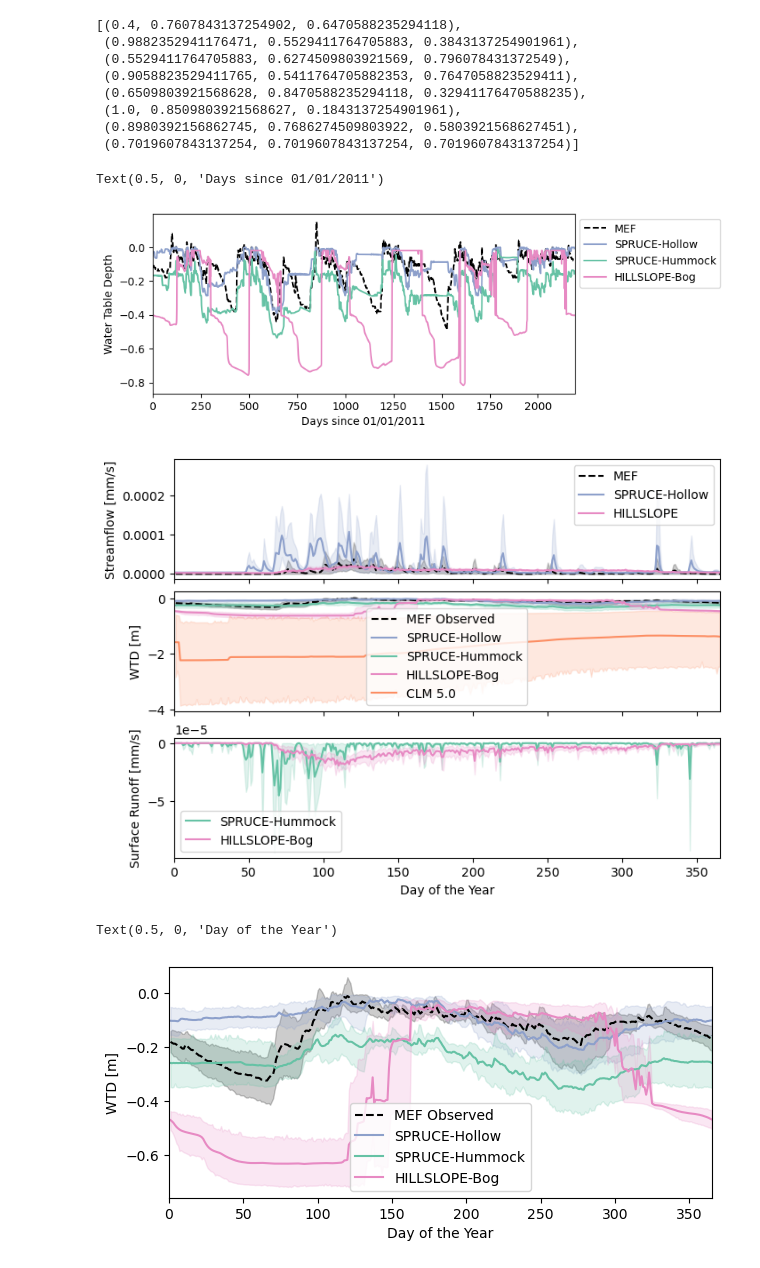
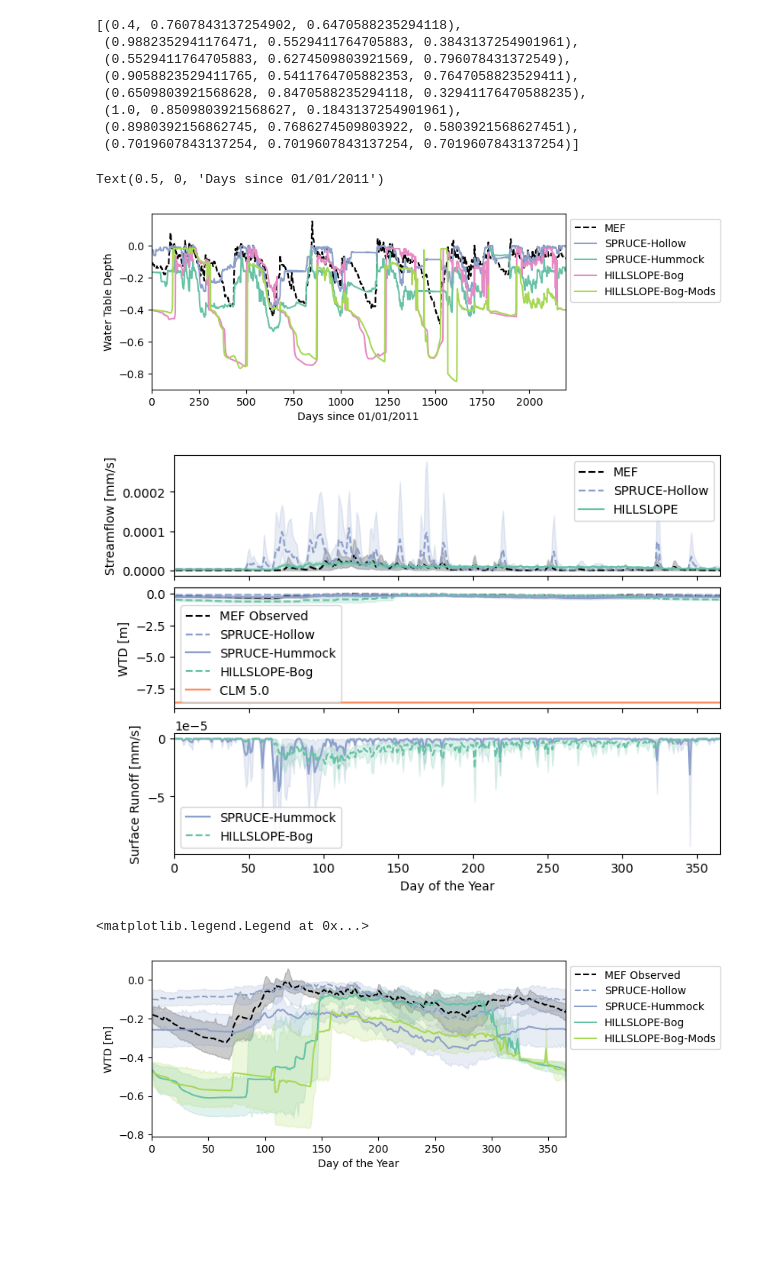
Before and after one commit to mwdjones/peatlandMIP, a Jupyter notebook: 03_plots-HillslopePaper.ipynb, the cells around one changed output. Drawn from its saved outputs; the diff is of its cells as text; code cells hidden in the pictures; blank space fills up the shorter version.

Commit message:
added figures for mod run

```diff
--- a/03_plots-HillslopePaper.ipynb
+++ b/03_plots-HillslopePaper.ipynb
@@ -117,7 +117,7 @@ HILLSLOPEuncalib = xr.open_mfdataset('CLM-hillslope/3col-derecho-nocalib/test-de
 HILLSLOPEuncalibcol = xr.open_mfdataset('CLM-hillslope/3col-derecho-nocalib/test-derecho-nuopc.clm2.h3.*-01-01-00000.nc',
                             parallel = True)
 
-#Calibrated Data
+#Stream Calibrated Data
 SPRUCEcalib = xr.open_mfdataset('ELM-SPRUCE/shiPARAMS/TESTShi2015_US-SPR_ICB20TRCNPRDCTCBC/TESTShi2015_US-SPR_ICB20TRCNPRDCTCBC.clm2.h0.*-01-01-00000.nc',
                             parallel = True)
 CLMcalib = xr.open_mfdataset('CLM5/derecho-stream-calib-expanded/derecho_stream_calib_expanded.clm2.h1.*-01-01-00000.nc',
@@ -127,6 +127,20 @@ HILLSLOPEcalib = xr.open_mfdataset('CLM-hillslope/3col-derecho-streamcalib-hills
 HILLSLOPEcalibcol =  xr.open_mfdataset('CLM-hillslope/3col-derecho-streamcalib-hillslopespinup-pfts/hillslope-stream-calib-pfts.clm2.h3.*-01-01-00000.nc',
                             parallel = True)
 
+#WTE Calibrated Data
+CLMcalib_wte = xr.open_mfdataset('CLM5/derecho-wte-calib/derecho_wte_calib.clm2.h1.*-01-01-00000.nc',
+                            parallel = True)
+HILLSLOPEcalib_wte = xr.open_mfdataset('CLM-hillslope/3col-derecho-wtecalib-hillslopespinup-pfts/hillslope-wte-calib-pfts.clm2.h2.*-01-01-00000.nc',
+                            parallel = True)
+HILLSLOPEcalibcol_wte =  xr.open_mfdataset('CLM-hillslope/3col-derecho-wtecalib-hillslopespinup-pfts/hillslope-wte-calib-pfts.clm2.h3.*-01-01-00000.nc',
+                            parallel = True)
+
+#Soil and PFT mods
+HILLSLOPEuncalibmods = xr.open_mfdataset('CLM-hillslope/3col-derecho-nocalib-soilpftmods/hillslope-soiltest-pfttest.clm2.h2.*-01-01-00000.nc',
+                            parallel = True)
+HILLSLOPEuncalibcolmods = xr.open_mfdataset('CLM-hillslope/3col-derecho-nocalib-soilpftmods/hillslope-soiltest-pfttest.clm2.h3.*-01-01-00000.nc',
+                            parallel = True)
+
 #Fenghui data
 FenghuiData = xr.open_mfdataset('ELM-SPRUCE/fenghui/T0.00_US-SPR_I20TRCLM45CN.clm2.h0.*-01-01-00000.nc',
                                 parallel = True)
@@ -142,4 +156,11 @@ HILLSLOPEcalib = HILLSLOPEcalib.sel(time = slice("2011-01-01", "2016-12-31"))
 HILLSLOPEcalibcol = HILLSLOPEcalibcol.sel(time = slice("2011-01-01", "2016-12-31"))
 CLMcalib = CLMcalib.sel(time = slice("2011-01-04", "2016-12-31"))
 
+HILLSLOPEcalib_wte = HILLSLOPEcalib_wte.sel(time = slice("2011-01-01", "2016-12-31"))
+HILLSLOPEcalibcol_wte = HILLSLOPEcalibcol_wte.sel(time = slice("2011-01-01", "2016-12-31"))
+CLMcalib_wte = CLMcalib_wte.sel(time = slice("2011-01-04", "2016-12-31"))
+
+HILLSLOPEuncalibmods = HILLSLOPEuncalibmods.sel(time = slice("2011-01-01", "2016-12-31"))
+HILLSLOPEuncalibcolmods = HILLSLOPEuncalibcolmods.sel(time = slice("2011-01-01", "2016-12-31"))
+
 fenghui = FenghuiData.sel(time = slice("2014-01-01", "2016-12-31"))
@@ -175,8 +216,10 @@ ax.plot(-SPRUCEcalib.sel(lndgrid = 1).ZWT,
              label = 'SPRUCE-Hollow', color = pal[2])
 ax.plot(-SPRUCEcalib.sel(lndgrid = 0).ZWT,
              label = 'SPRUCE-Hummock', color = pal[0])
-ax.plot(-np.array(HILLSLOPEcalibcol.sel(column = 1).ZWT).reshape(length),
+ax.plot(-np.array(HILLSLOPEcalibcol_wte.sel(column = 1).ZWT).reshape(length),
              label = 'HILLSLOPE-Bog', color = pal[3])
+ax.plot(-np.array(HILLSLOPEuncalibcolmods.sel(column = 1).ZWT).reshape(length),
+             label = 'HILLSLOPE-Bog-Mods', color = pal[4])
 
 ax.set_xlim(0, length)
 ax.legend(bbox_to_anchor = (1,1))
@@ -184,7 +227,7 @@ ax.set_ylabel('Water Table Depth')
 ax.set_xlabel('Days since 01/01/2011')
 # %% [output]
 Text(0.5, 0, 'Days since 01/01/2011')
-[figure, old version]
+[figure, new version]
 # %%
 ### Plot 1 - Stacked Q, WTE, and Lateral Flow plot
 fig, ax = plt.subplots(3, 1, figsize = (7, 5),
@@ -195,29 +238,29 @@ fig, ax = plt.subplots(3, 1, figsize = (7, 5),
 sns.lineplot(x = stream.Date.dt.dayofyear, y = stream['Flow_mms'],
              color = 'black', linestyle = '--', label = 'MEF', ax = ax[0])
 sns.lineplot(x = SPRUCEcalib.sel(lndgrid = 1).time.dt.dayofyear, y = SPRUCEcalib.sel(lndgrid = 1).QRUNOFF,
-             label = 'SPRUCE-Hollow', color = pal[2], ax = ax[0])
-sns.lineplot(x = HILLSLOPEcalib.time.dt.dayofyear, y = np.array(HILLSLOPEcalib.QRUNOFF).reshape(length),
-             label = 'HILLSLOPE', color = pal[3], ax = ax[0])
+             label = 'SPRUCE-Hollow', linestyle = 'dashed', color = pal[2], ax = ax[0])
+sns.lineplot(x = HILLSLOPEcalib_wte.time.dt.dayofyear, y = np.array(HILLSLOPEcalib_wte.QRUNOFF).reshape(length),
+             label = 'HILLSLOPE', color = pal[0], ax = ax[0])
 ax[0].set_ylabel('Streamflow [mm/s]')
 
 #Middle Axis: Water table elevation in the Bog
 sns.lineplot(x = wte.DATE.dt.dayofyear, y = wte.WTD,
              color = 'black', linestyle = '--', label = 'MEF Observed', ax = ax[1])
 sns.lineplot(x = SPRUCEcalib.sel(lndgrid = 1).time.dt.dayofyear, y = -SPRUCEcalib.sel(lndgrid = 1).ZWT,
-             label = 'SPRUCE-Hollow', color = pal[2], ax = ax[1])
+             label = 'SPRUCE-Hollow', linestyle = 'dashed', color = pal[2], ax = ax[1])
 sns.lineplot(x = SPRUCEcalib.sel(lndgrid = 0).time.dt.dayofyear, y = -SPRUCEcalib.sel(lndgrid = 0).ZWT,
-             label = 'SPRUCE-Hummock', color = pal[0], ax = ax[1])
-sns.lineplot(x = HILLSLOPEcalibcol.sel(column = 1).time.dt.dayofyear, y = -np.array(HILLSLOPEcalibcol.sel(column = 1).ZWT).reshape(length),
-             label = 'HILLSLOPE-Bog', color = pal[3], ax = ax[1])
-sns.lineplot(x = CLMcalib.time.dt.dayofyear, y = -np.array(CLMcalib.ZWT).reshape(length - 3),
+             label = 'SPRUCE-Hummock', color = pal[2], ax = ax[1])
+sns.lineplot(x = HILLSLOPEcalibcol_wte.sel(column = 1).time.dt.dayofyear, y = -np.array(HILLSLOPEcalibcol_wte.sel(column = 1).ZWT).reshape(length),
+             label = 'HILLSLOPE-Bog', linestyle = 'dashed', color = pal[0], ax = ax[1])
+sns.lineplot(x = CLMcalib_wte.time.dt.dayofyear, y = -np.array(CLMcalib_wte.ZWT).reshape(length - 3),
              label = 'CLM 5.0', color = pal[1], ax = ax[1])
 ax[1].set_ylabel('WTD [m]')
 
 #Bottom Axis: Lateral flow out of the Bog in to the Lagg
 sns.lineplot(x = SPRUCEcalib.sel(lndgrid = 0).time.dt.dayofyear, y = -SPRUCEcalib.sel(lndgrid = 0).QOVER,
-             label = 'SPRUCE-Hummock', color = pal[0],  ax = ax[2])
-sns.lineplot(x = HILLSLOPEcalibcol.sel(column = 1).time.dt.dayofyear, y = -np.array(HILLSLOPEcalibcol.sel(column = 1).QOVER).reshape(length),
-             label = 'HILLSLOPE-Bog', color = pal[3], ax = ax[2])
+             label = 'SPRUCE-Hummock', color = pal[2],  ax = ax[2])
+sns.lineplot(x = HILLSLOPEcalibcol_wte.sel(column = 1).time.dt.dayofyear, y = -np.array(HILLSLOPEcalibcol_wte.sel(column = 1).QOVER).reshape(length),
+             label = 'HILLSLOPE-Bog', linestyle = 'dashed', color = pal[0], ax = ax[2])
 ax[2].set_ylabel('Surface Runoff [mm/s]')
 
 
@@ -226,26 +269,29 @@ plt.xlim(0, 365)
 plt.savefig('./figures/Pub/timeseries.pdf', bbox_inches = 'tight')
 plt.savefig('./figures/Pub/timeseries.svg', bbox_inches = 'tight')
 # %% [output]
-[figure, old version]
+[figure, new version]
 # %%
 #Plot 1.5: Water Table Dynamics up close
 fig, ax = plt.subplots(1, 1, figsize = (7, 3))
 
 sns.lineplot(x = wte.DATE.dt.dayofyear, y = wte.WTD,
              color = 'black', linestyle = '--', label = 'MEF Observed', ax = ax)
 sns.lineplot(x = SPRUCEcalib.sel(lndgrid = 1).time.dt.dayofyear, y = -SPRUCEcalib.sel(lndgrid = 1).ZWT,
-             label = 'SPRUCE-Hollow', color = pal[2], ax = ax)
+             label = 'SPRUCE-Hollow', color = pal[2], linestyle = 'dashed', ax = ax)
 sns.lineplot(x = SPRUCEcalib.sel(lndgrid = 0).time.dt.dayofyear, y = -SPRUCEcalib.sel(lndgrid = 0).ZWT,
-             label = 'SPRUCE-Hummock', color = pal[0], ax = ax)
-sns.lineplot(x = HILLSLOPEcalibcol.sel(column = 1).time.dt.dayofyear, y = -np.array(HILLSLOPEcalibcol.sel(column = 1).ZWT).reshape(length),
-             label = 'HILLSLOPE-Bog', color = pal[3], ax = ax)
+             label = 'SPRUCE-Hummock', color = pal[2], ax = ax)
+sns.lineplot(x = HILLSLOPEcalibcol_wte.sel(column = 1).time.dt.dayofyear, y = -np.array(HILLSLOPEcalibcol_wte.sel(column = 1).ZWT).reshape(length),
+             label = 'HILLSLOPE-Bog', color = pal[0], ax = ax)
+sns.lineplot(x = HILLSLOPEuncalibcolmods.sel(column = 1).time.dt.dayofyear, y = -np.array(HILLSLOPEuncalibcolmods.sel(column = 1).ZWT).reshape(length),
+             label = 'HILLSLOPE-Bog-Mods', color = pal[4], ax = ax)
 
 ax.set_xlim(0, 365)
 ax.set_ylabel('WTD [m]')
 ax.set_xlabel('Day of the Year')
+ax.legend(bbox_to_anchor =(1, 1))
 # %% [output]
-Text(0.5, 0, 'Day of the Year')
+<matplotlib.legend.Legend at 0x...>
-[figure, old version]
+[figure, new version]
 # %%
 #Plot 2 Streamflow Duration Curves for 2011-2017
 
```
Also changed, not shown: parts of 8 cells of this notebook, 8 other files.
